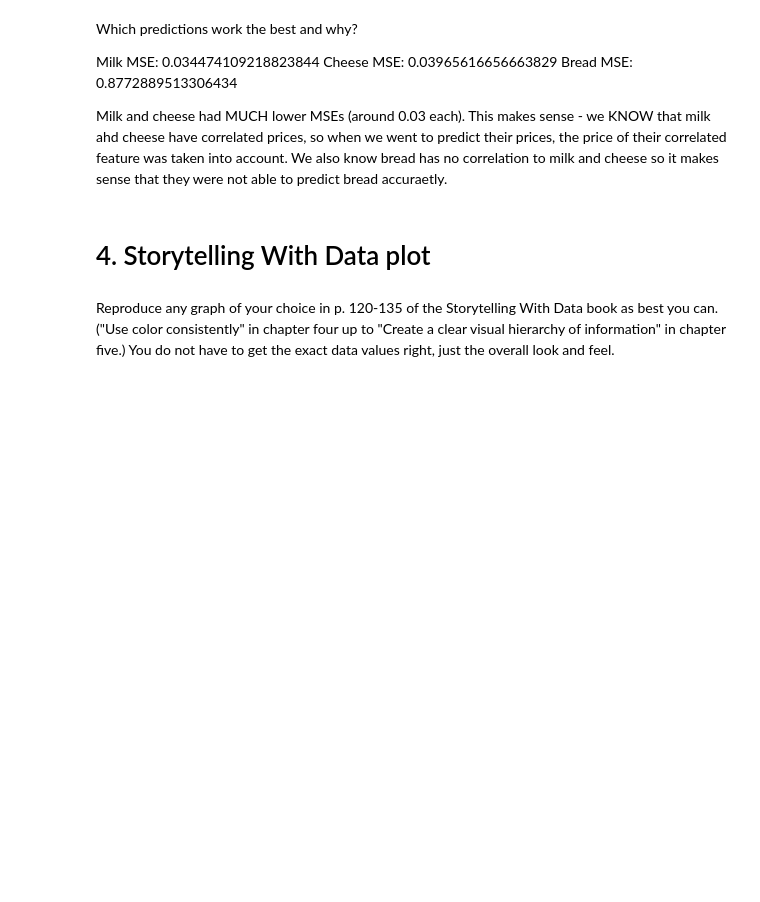
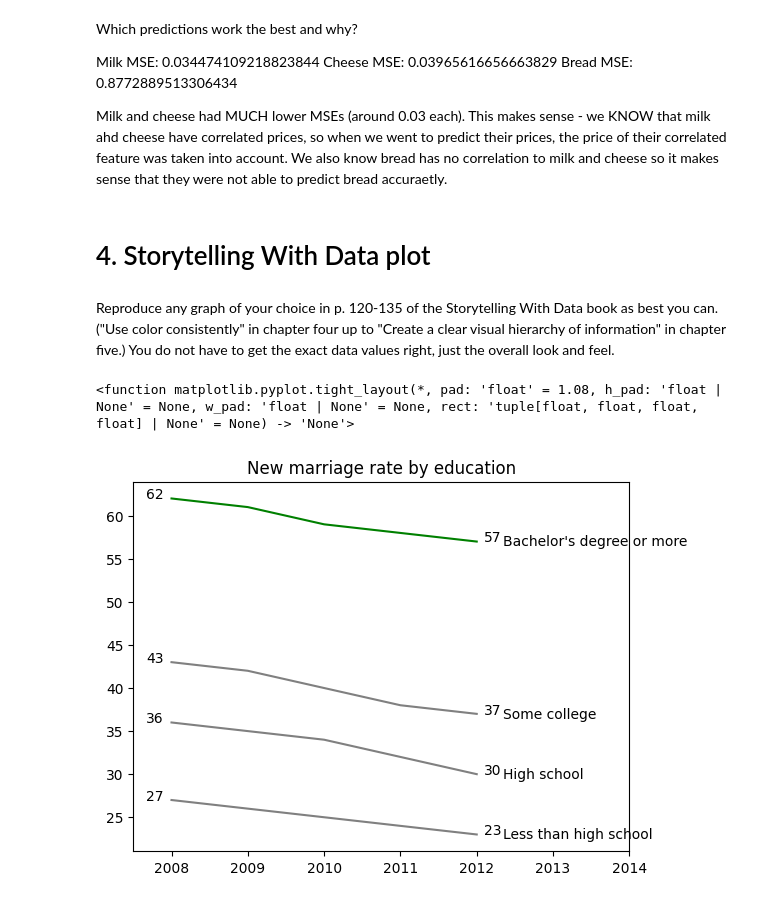
Before and after one commit to beckaa-l/OMDS-ModB2-Week8-Lee-Becka-, a Jupyter notebook: Week8.ipynb, the cells around one changed output. Cells and saved outputs as stored; diff of their text form; code cells hidden in the pictures; blank space fills up the shorter version.

```diff
--- a/Week8.ipynb
+++ b/Week8.ipynb
@@ -408,3 +408,48 @@ Milk and cheese had MUCH lower MSEs (around 0.03 each). This makes sense - we KN
 # 4. Storytelling With Data plot
 # %% [markdown]
 Reproduce any graph of your choice in p. 120-135 of the Storytelling With Data book as best you can.  ("Use color consistently" in chapter four up to "Create a clear visual hierarchy of information" in chapter five.)    You do not have to get the exact data values right, just the overall look and feel.
+# %%
+# figure 5.4
+# reference: https://www.geeksforgeeks.org/python/how-to-plot-a-time-series-in-matplotlib/ example 3
+# break the problem down - 4 categories measure over 5 years
+
+# set the variables
+story_years = [2008, 2009, 2010, 2011, 2012]
+story_bach = [62, 61, 59, 58, 57]
+story_some = [43, 42, 40, 38, 37]
+story_hs = [36, 35, 34, 32, 30]
+story_less = [27, 26, 25, 24, 23]
+
+# plot the variables
+plt.plot(story_years, story_bach, label="Bachelor's degree or more", color="green")
+plt.plot(story_years, story_some, label="Some college", color="grey")
+plt.plot(story_years, story_hs, label="High school", color="grey")
+plt.plot(story_years, story_less, label="Less than high school", color="grey")
+
+# add in some formatting
+plt.title("New marriage rate by education")
+    # labels on the start and end points
+plt.text(story_years[0] - 0.1, story_bach[0], str(story_bach[0]), ha="right")
+plt.text(story_years[-1] + 0.1, story_bach[-1], str(story_bach[-1]), ha="left")
+
+plt.text(story_years[0] - 0.1, story_some[0], str(story_some[0]), ha="right")
+plt.text(story_years[-1] + 0.1, story_some[-1], str(story_some[-1]), ha="left")
+
+plt.text(story_years[0] - 0.1, story_hs[0], str(story_hs[0]), ha="right")
+plt.text(story_years[-1] + 0.1, story_hs[-1], str(story_hs[-1]), ha="left")
+
+plt.text(story_years[0] - 0.1, story_less[0], str(story_less[0]), ha="right")
+plt.text(story_years[-1] + 0.1, story_less[-1], str(story_less[-1]), ha="left")
+
+    # category names
+plt.text(story_years[-1] + 0.35, story_bach[-1], "Bachelor's degree or more", va="center")
+plt.text(story_years[-1] + 0.35, story_some[-1], "Some college", va="center")
+plt.text(story_years[-1] + 0.35, story_hs[-1], "High school", va="center")
+plt.text(story_years[-1] + 0.35, story_less[-1], "Less than high school", va="center")
+
+
+plt.xlim(2007.5, 2014)
+plt.tight_layout
+# %% [output]
+<function matplotlib.pyplot.tight_layout(*, pad: 'float' = 1.08, h_pad: 'float | None' = None, w_pad: 'float | None' = None, rect: 'tuple[float, float, float, float] | None' = None) -> 'None'>
+[figure, added]
```
